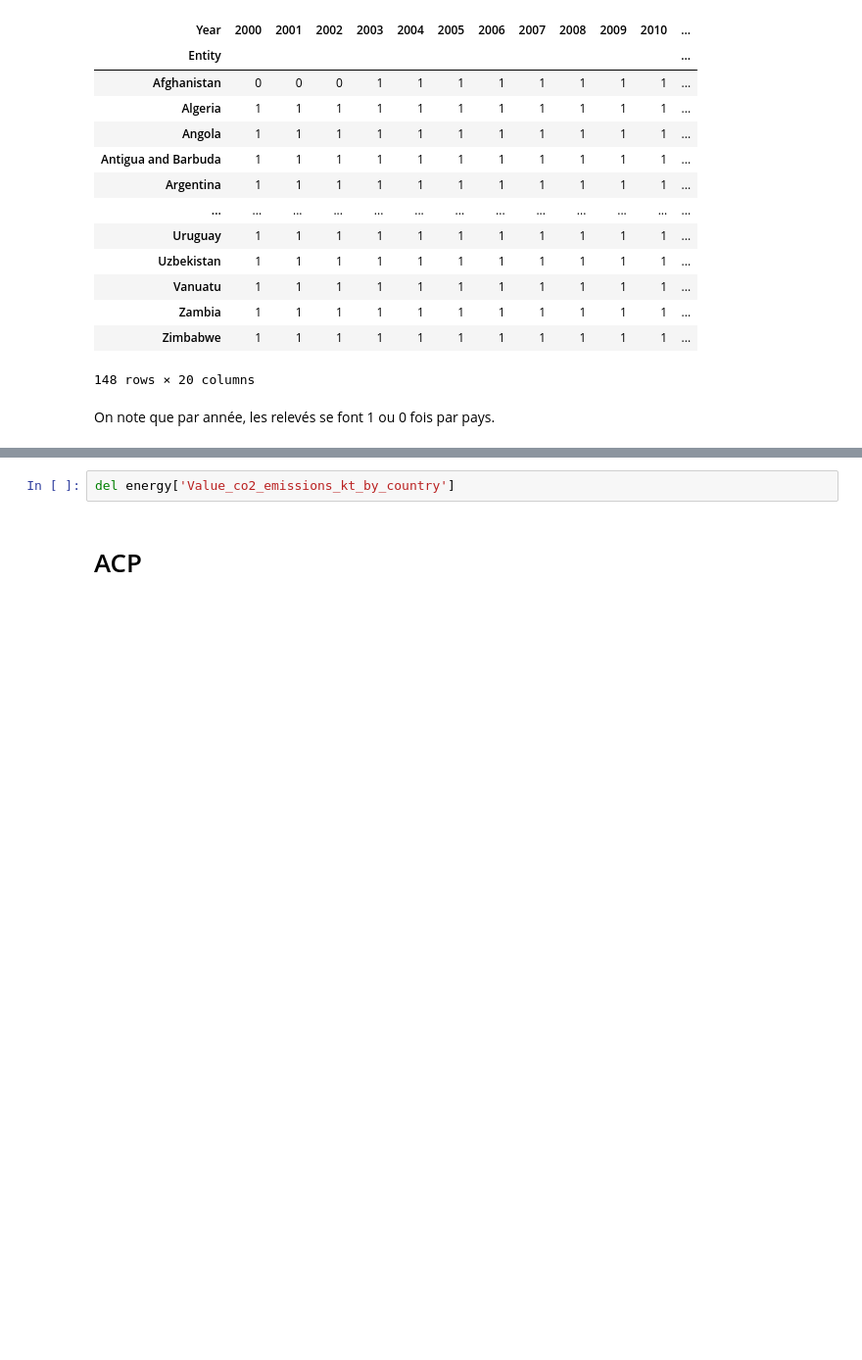
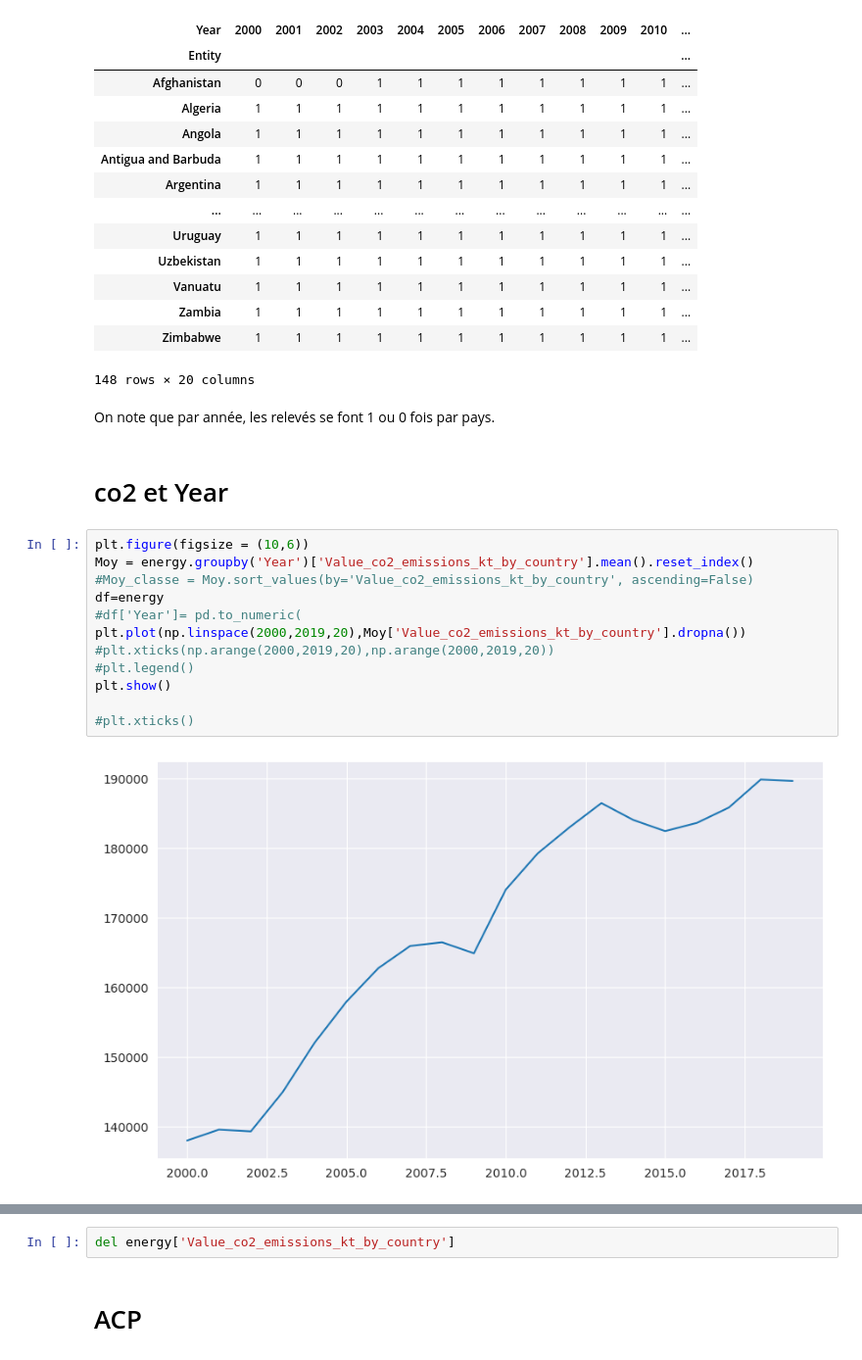
Before and after one commit to Mathilde-Mrs/Projet_machine_learning, a Jupyter notebook: notebook_python_Modif.ipynb, the cells around one changed output, grey strips where cells are left out. Shown at 98% size. Saved outputs shown, nothing was run; the diff lists cells and outputs as text; blank space fills up the shorter version.

```diff
--- a/notebook_python_Modif.ipynb
+++ b/notebook_python_Modif.ipynb
@@ -639,3 +643,19 @@ crosstable
 148 rows × 20 columns
 # %% [markdown]
 On note que par année, les relevés se font 1 ou 0 fois par pays.
+# %% [markdown]
+# co2 et Year
+# %%
+plt.figure(figsize = (10,6))
+Moy = energy.groupby('Year')['Value_co2_emissions_kt_by_country'].mean().reset_index()
+#Moy_classe = Moy.sort_values(by='Value_co2_emissions_kt_by_country', ascending=False)
+df=energy
+#df['Year']= pd.to_numeric(
+plt.plot(np.linspace(2000,2019,20),Moy['Value_co2_emissions_kt_by_country'].dropna())
+#plt.xticks(np.arange(2000,2019,20),np.arange(2000,2019,20))
+#plt.legend()
+plt.show()
+
+#plt.xticks()
+# %% [output]
+[figure, added]
```
Also changed, not shown: parts of 34 cells of this notebook.
